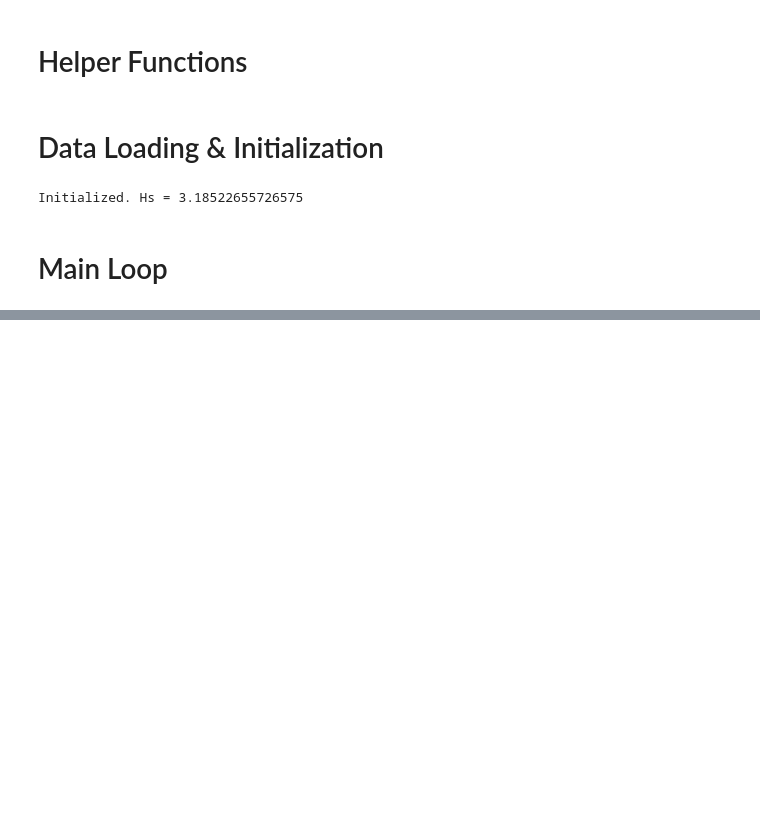
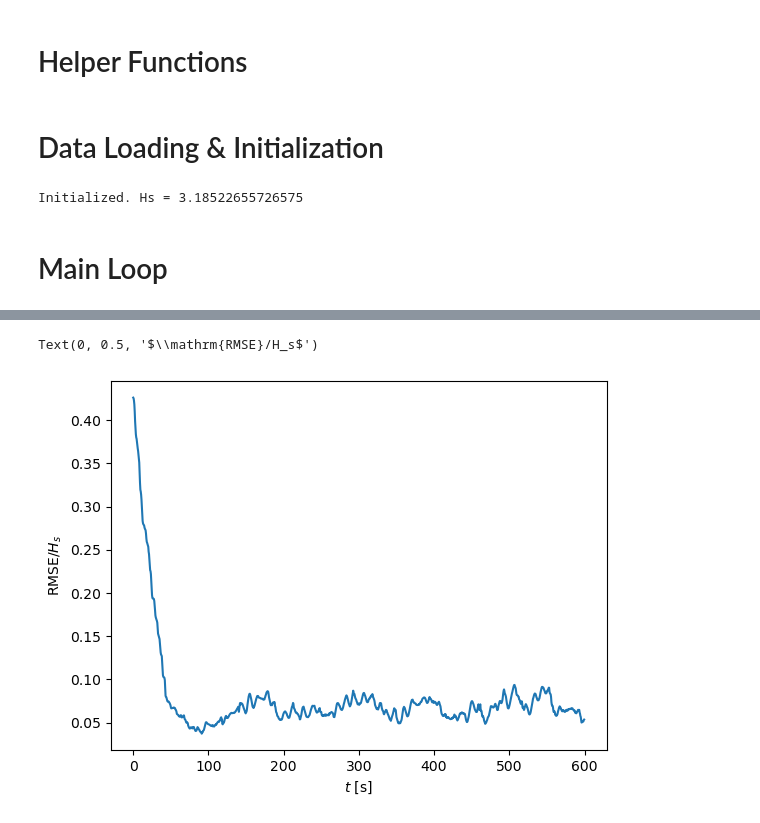
Before and after one commit to LtenHacken/Wave-Reconstruction, a Jupyter notebook: EnKF-LWT-CDR.ipynb, the cells around one changed output, grey strips where cells are left out. Saved outputs shown, nothing was run; the diff lists cells and outputs as text; code cells hidden in the pictures; blank space fills up the shorter version.

```diff
--- a/EnKF-LWT-CDR.ipynb
+++ b/EnKF-LWT-CDR.ipynb
@@ -204,0 +207,7 @@ Final RMSE/Hs: 0.0503
+# %%
+plt.plot(t_axis[:N_CYCLES], rmse_hist)
+plt.xlabel(r"$t$ [s]")
+plt.ylabel(r"$\mathrm{RMSE}/H_s$")
+# %% [output]
+Text(0, 0.5, '$\\mathrm{RMSE}/H_s$')
+[figure, added]
```
Also changed, not shown: parts of 2 cells of this notebook.
